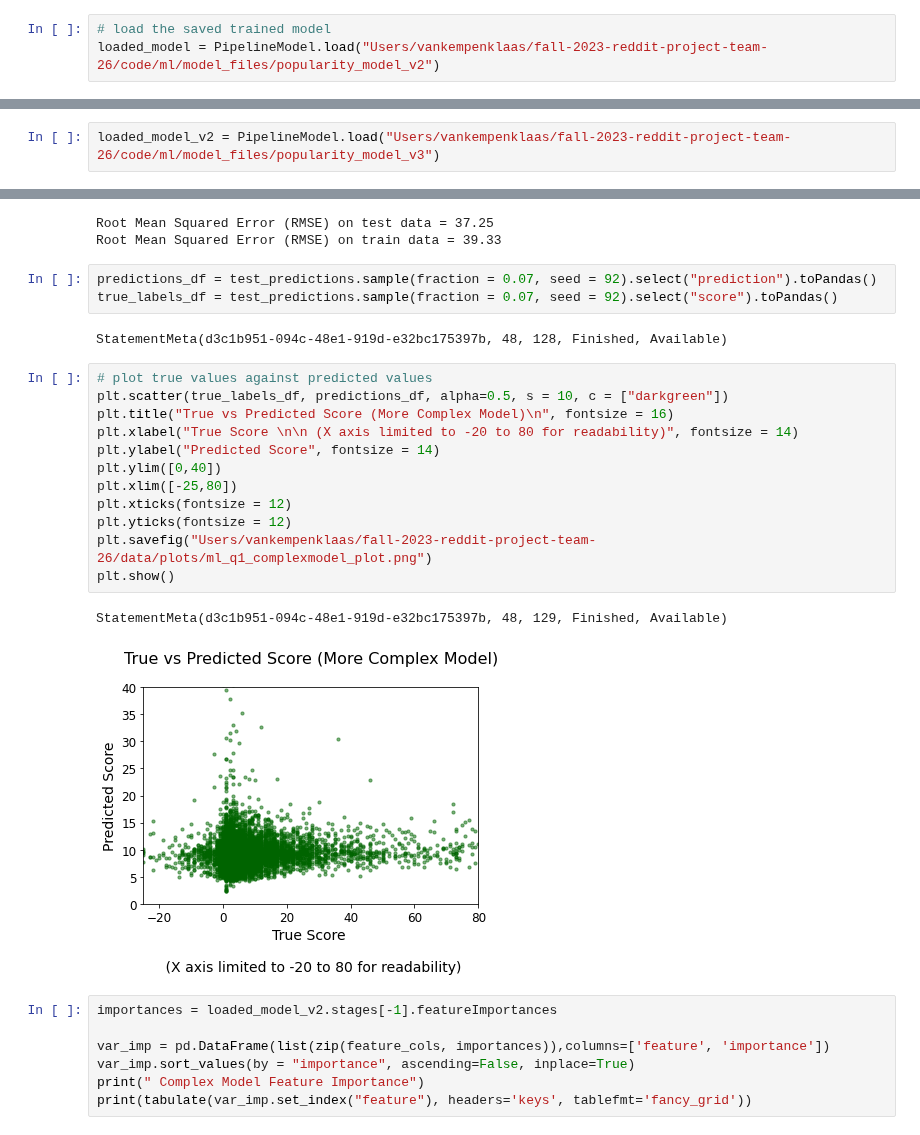
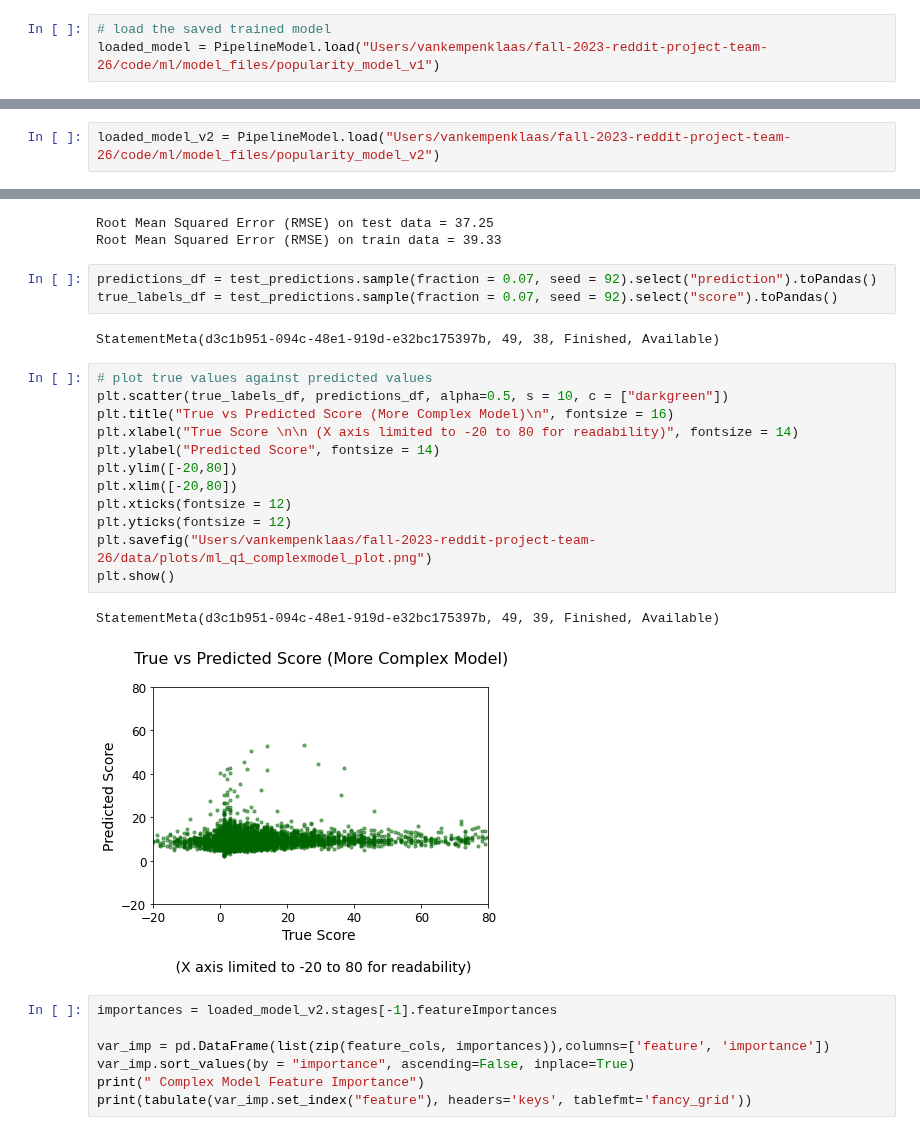
Before and after one commit to gu-dsan6000/fall-2023-reddit-project-team-26, a Jupyter notebook: code/ml/project_ml_q1.ipynb, the cells around one changed output, grey strips where cells are left out. Drawn from its saved outputs; the diff is of its cells as text.

Commit message:
correcting graphs in ml q1

```diff
--- a/code/ml/project_ml_q1.ipynb
+++ b/code/ml/project_ml_q1.ipynb
@@ -154,4 +154,4 @@ StatementMeta(d3c1b951-094c-48e1-919d-e32bc175397b, 48, 84, Finished, Available)
 # %%
 # load the saved trained model
-loaded_model = PipelineModel.load("Users/vankempenklaas/fall-2023-reddit-project-team-26/code/ml/model_files/popularity_model_v2")
+loaded_model = PipelineModel.load("Users/vankempenklaas/fall-2023-reddit-project-team-26/code/ml/model_files/popularity_model_v1")
 # %% [output]
@@ -221,3 +221,3 @@ StatementMeta(d3c1b951-094c-48e1-919d-e32bc175397b, 48, 71, Finished, Available)
 # %%
-loaded_model_v2 = PipelineModel.load("Users/vankempenklaas/fall-2023-reddit-project-team-26/code/ml/model_files/popularity_model_v3")
+loaded_model_v2 = PipelineModel.load("Users/vankempenklaas/fall-2023-reddit-project-team-26/code/ml/model_files/popularity_model_v2")
 # %% [output]
@@ -241,22 +241,22 @@ Root Mean Squared Error (RMSE) on train data = 39.33
 predictions_df = test_predictions.sample(fraction = 0.07, seed = 92).select("prediction").toPandas()
 true_labels_df = test_predictions.sample(fraction = 0.07, seed = 92).select("score").toPandas()
 # %% [output]
-StatementMeta(d3c1b951-094c-48e1-919d-e32bc175397b, 48, 128, Finished, Available)
+StatementMeta(d3c1b951-094c-48e1-919d-e32bc175397b, 49, 38, Finished, Available)
 # %%
 # plot true values against predicted values
 plt.scatter(true_labels_df, predictions_df, alpha=0.5, s = 10, c = ["darkgreen"])
 plt.title("True vs Predicted Score (More Complex Model)\n", fontsize = 16)
 plt.xlabel("True Score \n\n (X axis limited to -20 to 80 for readability)", fontsize = 14)
 plt.ylabel("Predicted Score", fontsize = 14)
-plt.ylim([0,40])
-plt.xlim([-25,80])
+plt.ylim([-20,80])
+plt.xlim([-20,80])
 plt.xticks(fontsize = 12)
 plt.yticks(fontsize = 12)
 plt.savefig("Users/vankempenklaas/fall-2023-reddit-project-team-26/data/plots/ml_q1_complexmodel_plot.png")
 plt.show()
 # %% [output]
-StatementMeta(d3c1b951-094c-48e1-919d-e32bc175397b, 48, 129, Finished, Available)
+StatementMeta(d3c1b951-094c-48e1-919d-e32bc175397b, 49, 39, Finished, Available)
-[figure, old version]
+[figure, new version]
 # %%
 importances = loaded_model_v2.stages[-1].featureImportances
 
```
Also changed, not shown: parts of 22 cells of this notebook, 2 other files.
